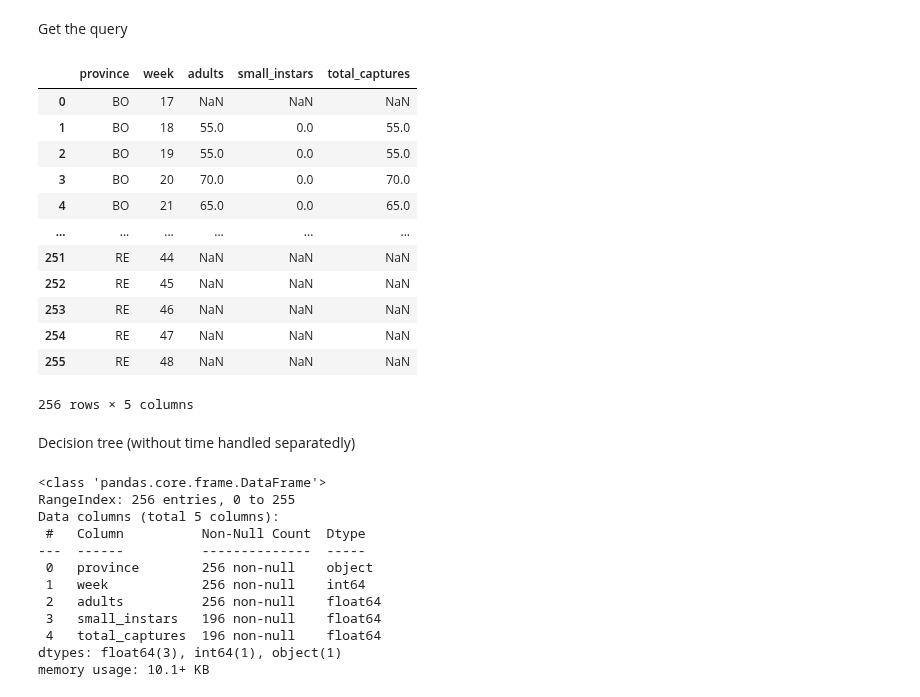
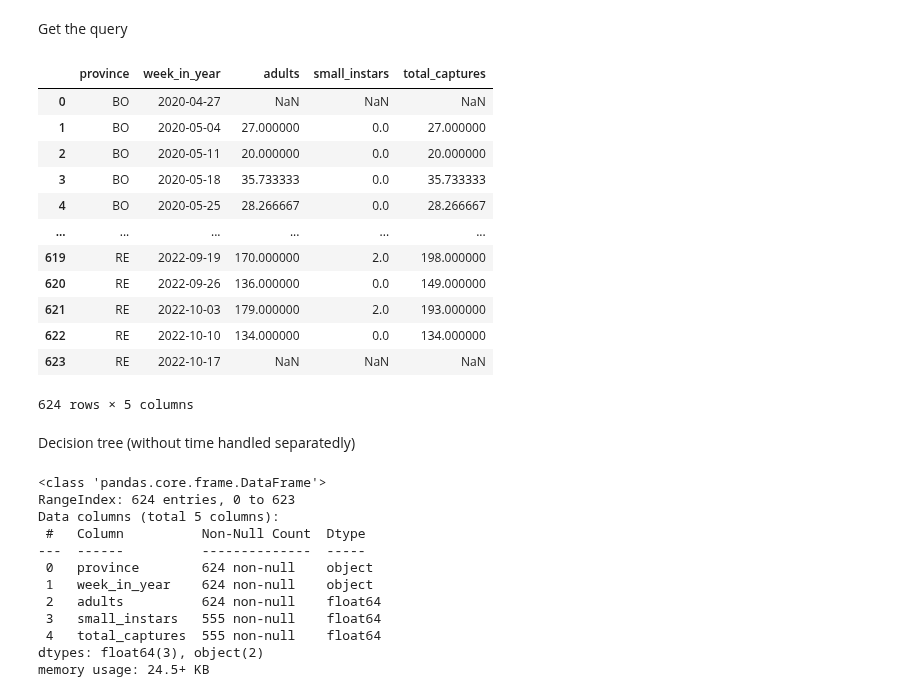
Before and after one commit to big-unibo/explain, a Jupyter notebook: intentional/src/main/python/predict.ipynb, the cells around one changed output. Cells and saved outputs as stored; diff of their text form; code cells hidden in the pictures.

```diff
--- a/intentional/src/main/python/predict.ipynb
+++ b/intentional/src/main/python/predict.ipynb
@@ -94,63 +94,65 @@ df
 # %% [markdown]
 Get the query
 # %%
+import pandas as pd
+from sklearn.model_selection import train_test_split, GridSearchCV, RandomizedSearchCV
+from sklearn.tree import DecisionTreeRegressor
+from sklearn.metrics import mean_squared_error
+from sklearn.metrics import r2_score
+from sklearn.preprocessing import OneHotEncoder
+import matplotlib.pyplot as plt
+from statsmodels.tsa.statespace.sarimax import SARIMAX
+import random
+import warnings
+warnings.filterwarnings('ignore')
+
 target_measure = "adults"
-date_attr = "week"
+date_attr = "week_in_year"
 column = "province"
 
 # Replace 'your_table' with the actual table name
 query = """
 SELECT t.province, f.timestamp, sum(adults) as adults, sum(small_instars) as small_instars, sum(total_captures) as total_captures -- , sum(large_instars) as large_instars
 FROM cimice_ft_captures f join cimice_dt_trap t on (t.gid = f.gid) right join cimice_dt_time d on (f.timestamp = d.timestamp)
 -- WHERE (province = 'PR' or province = 'BO' or province = 'FC')
 GROUP BY t.province, f.timestamp
 """
 
 query = """
 -- SELECT * FROM (
-SELECT y.province, y.week, sum(adults) as adults, sum(small_instars) as small_instars, sum(total_captures) as total_captures -- , sum(large_instars) as large_instars
-FROM cimice_ft_captures f right join (select * from (select * from cimice_dt_time where timestamp between TO_DATE('2021-05-01','YYYY-MM-DD') and TO_DATE('2021-11-30','YYYY-MM-DD')), cimice_dt_trap) y on (y.gid = f.gid and y.timestamp = f.timestamp)
--- WHERE (province = 'PR' or province = 'BO' or province = 'FC')
-GROUP BY y.province, y.week
-ORDER BY y.province, y.week
+SELECT y.province, y.week_in_year, sum(adults) as adults, sum(small_instars) as small_instars, sum(total_captures) as total_captures --, sum(large_instars) as large_instars
+FROM cimice_ft_captures f right join (select * from (select * from cimice_dt_time where week between 17 and 42), cimice_dt_trap) y on (y.gid = f.gid and y.timestamp = f.timestamp)
+-- WHERE (province = 'PR' or province = 'BO' or province = 'FC') and timestamp between TO_DATE('2021-05-01','YYYY-MM-DD') and TO_DATE('2021-11-30','YYYY-MM-DD')
+GROUP BY y.province, y.week_in_year
+ORDER BY y.province, y.week_in_year
 -- ) where adults is not null
 """
-
+df.to_csv('foo.csv', index=False)
 df = pd.read_sql(query, engine)
 values = [x for x in df.columns if x not in [target_measure, date_attr]]
 # df[date_attr] = pd.to_datetime(df[date_attr], unit="s")
 # df.set_index('timestamp', inplace=True)
 # df.index = pd.DatetimeIndex(df.index).to_period('D')
+if "week_in_year" in list(df.columns):
+    df["week_in_year"] = pd.to_datetime(df['week_in_year'] + '-1', format='%Y-%W-%w')
 df
 # %% [output]
-|  | province | week | adults | small_instars | total_captures |
-| 0 | BO | 17 | NaN | NaN | NaN |
-| 1 | BO | 18 | 55.0 | 0.0 | 55.0 |
-| 2 | BO | 19 | 55.0 | 0.0 | 55.0 |
-| 3 | BO | 20 | 70.0 | 0.0 | 70.0 |
-| 4 | BO | 21 | 65.0 | 0.0 | 65.0 |
+|  | province | week_in_year | adults | small_instars | total_captures |
+| 0 | BO | 2020-04-27 | NaN | NaN | NaN |
+| 1 | BO | 2020-05-04 | 27.000000 | 0.0 | 27.000000 |
+| 2 | BO | 2020-05-11 | 20.000000 | 0.0 | 20.000000 |
+| 3 | BO | 2020-05-18 | 35.733333 | 0.0 | 35.733333 |
+| 4 | BO | 2020-05-25 | 28.266667 | 0.0 | 28.266667 |
 | ... | ... | ... | ... | ... | ... |
-| 251 | RE | 44 | NaN | NaN | NaN |
-| 252 | RE | 45 | NaN | NaN | NaN |
-| 253 | RE | 46 | NaN | NaN | NaN |
-| 254 | RE | 47 | NaN | NaN | NaN |
-| 255 | RE | 48 | NaN | NaN | NaN |
+| 619 | RE | 2022-09-19 | 170.000000 | 2.0 | 198.000000 |
+| 620 | RE | 2022-09-26 | 136.000000 | 0.0 | 149.000000 |
+| 621 | RE | 2022-10-03 | 179.000000 | 2.0 | 193.000000 |
+| 622 | RE | 2022-10-10 | 134.000000 | 0.0 | 134.000000 |
+| 623 | RE | 2022-10-17 | NaN | NaN | NaN |
-256 rows × 5 columns
+624 rows × 5 columns
 # %% [markdown]
 Decision tree (without time handled separatedly)
 # %%
-import pandas as pd
-from sklearn.model_selection import train_test_split, GridSearchCV, RandomizedSearchCV
-from sklearn.tree import DecisionTreeRegressor
-from sklearn.metrics import mean_squared_error
-from sklearn.metrics import r2_score
-from sklearn.preprocessing import OneHotEncoder
-import matplotlib.pyplot as plt
-from statsmodels.tsa.statespace.sarimax import SARIMAX
-import random
-import warnings
-warnings.filterwarnings('ignore')
-
 seed=42
 test_size=0.2
 
@@ -214,17 +216,17 @@ X, y, X_train, y_train, X_test, y_test, y_pred, missing_values_df, value = dtree
 X.info()
 # %% [output]
 <class 'pandas.core.frame.DataFrame'>
-RangeIndex: 256 entries, 0 to 255
+RangeIndex: 624 entries, 0 to 623
 Data columns (total 5 columns):
  #   Column          Non-Null Count  Dtype
 ---  ------          --------------  -----
- 0   province        256 non-null    object
- 1   week            256 non-null    int64
- 2   adults          256 non-null    float64
- 3   small_instars   196 non-null    float64
- 4   total_captures  196 non-null    float64
-dtypes: float64(3), int64(1), object(1)
-memory usage: 10.1+ KB
+ 0   province        624 non-null    object
+ 1   week_in_year    624 non-null    object
+ 2   adults          624 non-null    float64
+ 3   small_instars   555 non-null    float64
+ 4   total_captures  555 non-null    float64
+dtypes: float64(3), object(2)
+memory usage: 24.5+ KB
 # %%
 def mypivot(df, date_attr, column, exog, target_measure, impute=False):
     df = df.pivot_table(index=date_attr, columns=[column], values=exog, dropna=False)#, aggfunc='sum' , fill_value=-1
```
Also changed, not shown: parts of 4 cells of this notebook.
